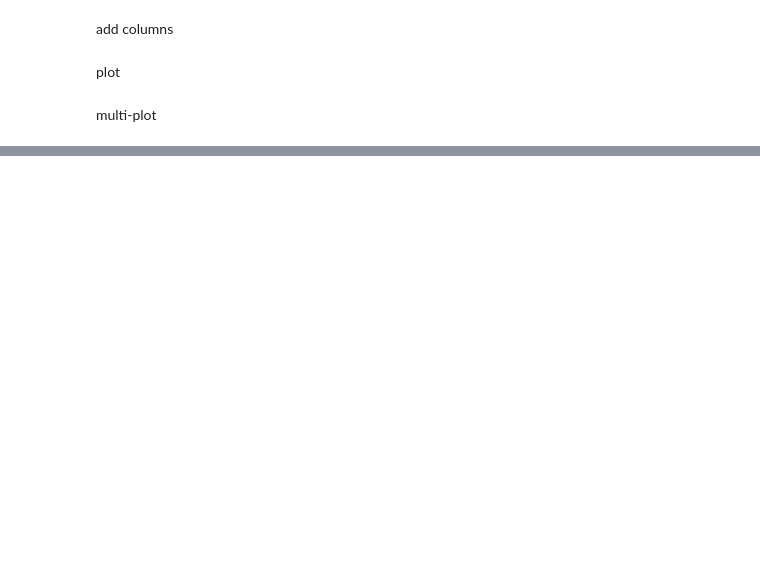
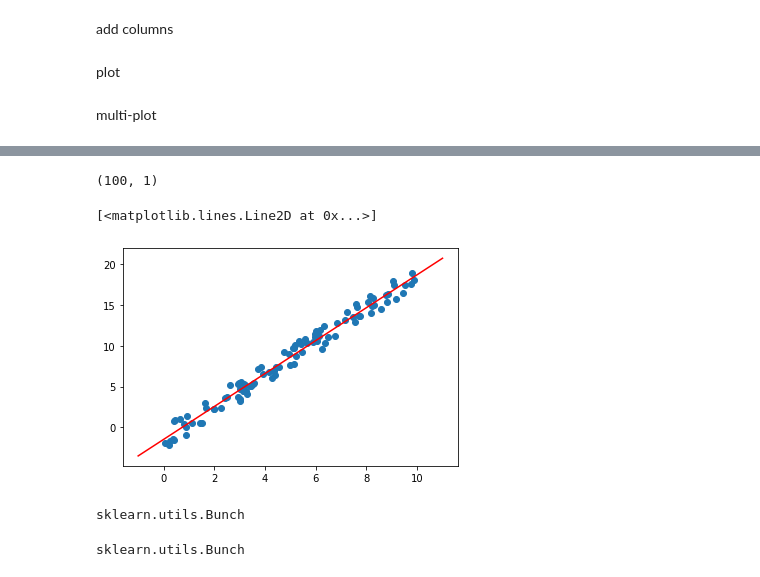
Before and after one commit to hwan141592/WILT, a Jupyter notebook: NIPA_Elice_AI.ipynb, the cells around one changed output, grey strips where cells are left out. Drawn from its saved outputs; the diff is of its cells as text; code cells hidden in the pictures; blank space fills up the shorter version.

```diff
--- a/NIPA_Elice_AI.ipynb
+++ b/NIPA_Elice_AI.ipynb
@@ -39,0 +72,9 @@ multi-plot
+# %%
+x_new = np.linspace(-1, 11, 100)
+X_new = x_new.reshape(100,1)
+y_new = model.predict(X_new)
+# %%
+X_ = x_new.reshape(-1,1)
+X_.shape
+# %% [output]
+(100, 1)
@@ -39,0 +85,17 @@ multi-plot
+# %%
+from sklearn.metrics import mean_squared_error
+plt.scatter(x, y, label='input data')
+plt.plot(X_new, y_new, color='red', label='regression line')
+# %% [output]
+[<matplotlib.lines.Line2D at 0x...>]
+[figure, added]
+# %%
+from sklearn.datasets import load_wine
+data = load_wine()
+type(data)
+# %% [output]
+sklearn.utils.Bunch
+# %%
+type(data)
+# %% [output]
+sklearn.utils.Bunch
```
Also changed, not shown: parts of 51 cells of this notebook, 1 other file.
